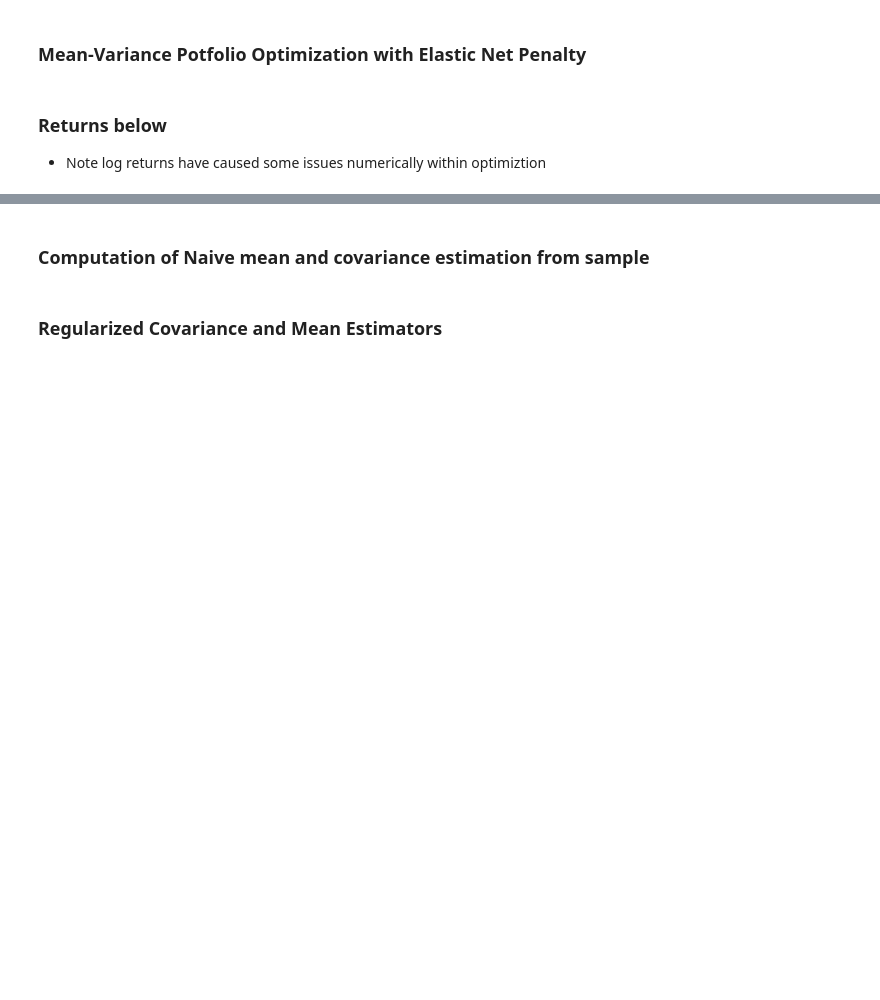
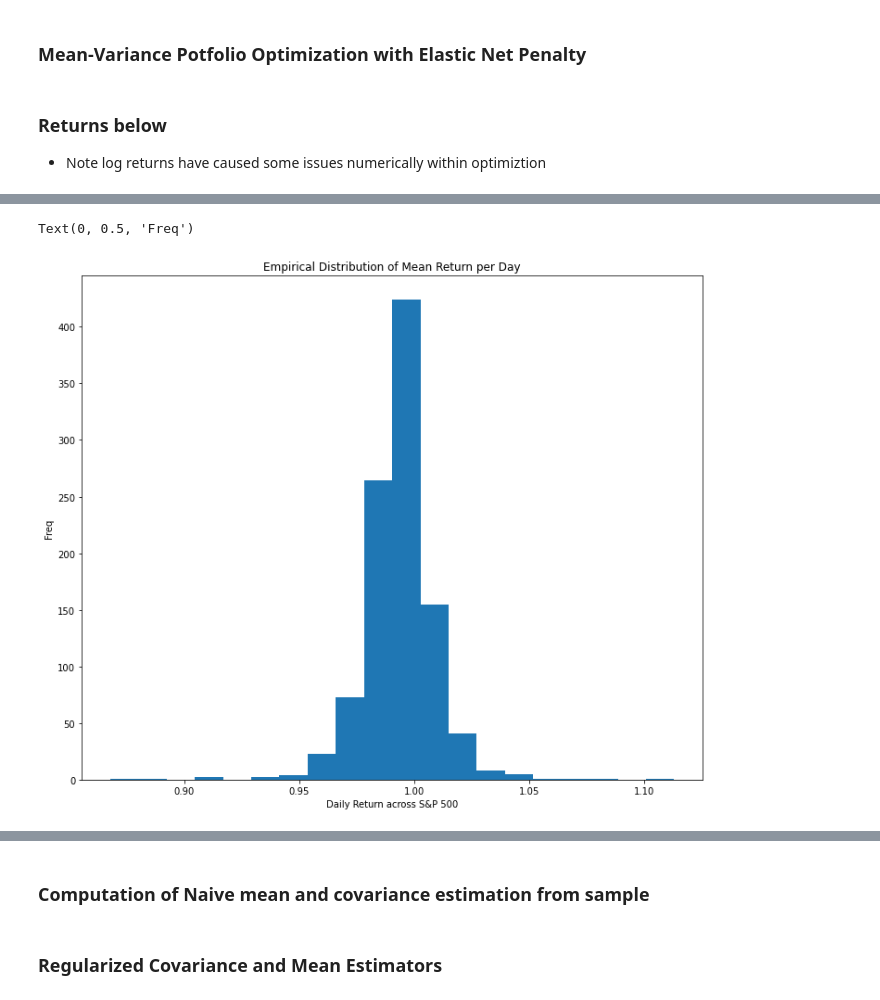
Before and after one commit to jasonbohne123/Split_Bregman_MPT, a Jupyter notebook: Split_Bregman_Portfolio.ipynb, the cells around one changed output, grey strips where cells are left out. Drawn from its saved outputs; the diff is of its cells as text; code cells hidden in the pictures; blank space fills up the shorter version.

```diff
--- a/Split_Bregman_Portfolio.ipynb
+++ b/Split_Bregman_Portfolio.ipynb
@@ -34,0 +36,9 @@ returns
+# %%
+fig,ax=plt.subplots(figsize=(12,10))
+bins=plt.hist(returns.mean(axis=1),bins=20)
+plt.title("Empirical Distribution of Mean Return per Day")
+plt.xlabel("Daily Return across S&P 500")
+plt.ylabel("Freq")
+# %% [output]
+Text(0, 0.5, 'Freq')
+[figure, added]
```
Also changed, not shown: parts of 6 cells of this notebook.
